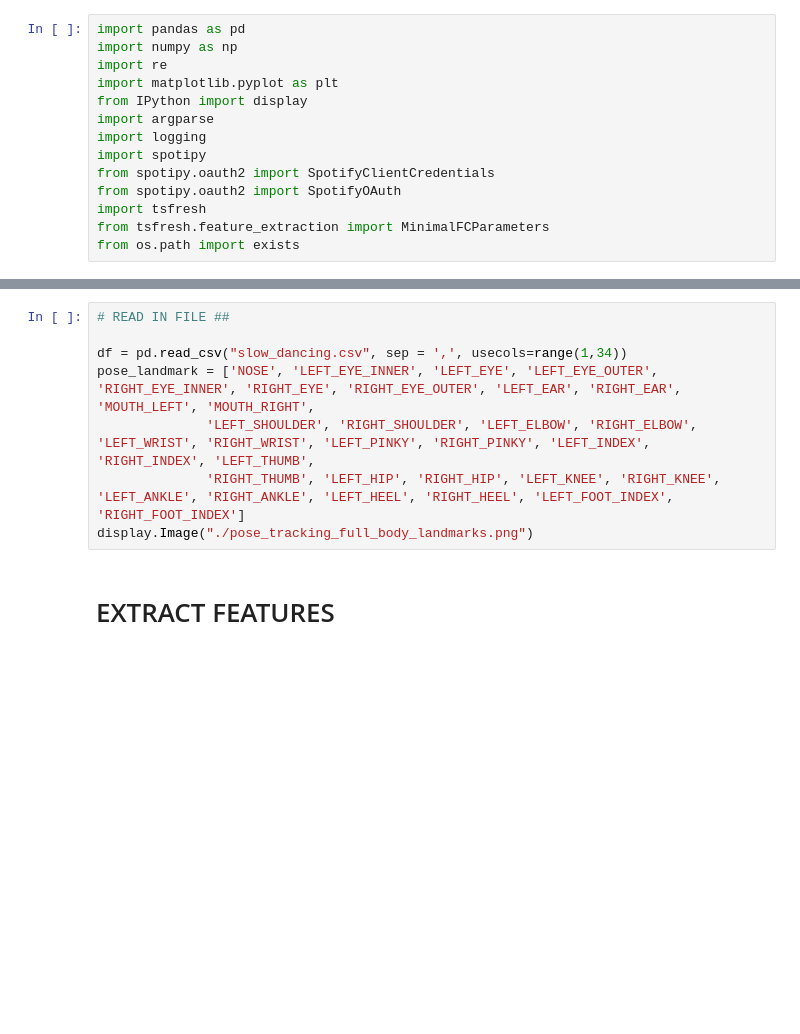
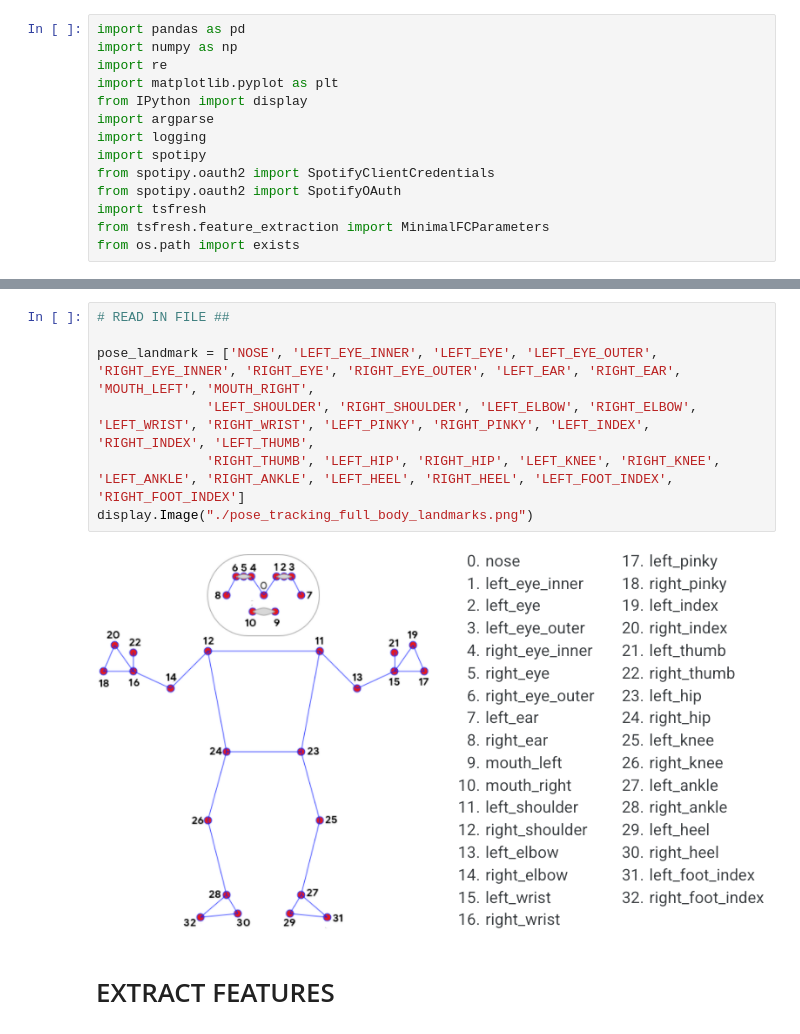
Before and after one commit to uscmakers/ReverseChoreography, a Jupyter notebook: parser-update.ipynb, the cells around one changed output, grey strips where cells are left out. Drawn from its saved outputs; the diff is of its cells as text; blank space fills up the shorter version.

```diff
--- a/parser-update.ipynb
+++ b/parser-update.ipynb
@@ -53,11 +53,12 @@ def show_feature_based_recommendations_for_song(song):
 # %%
 # READ IN FILE ##
 
-df = pd.read_csv("slow_dancing.csv", sep = ',', usecols=range(1,34))
 pose_landmark = ['NOSE', 'LEFT_EYE_INNER', 'LEFT_EYE', 'LEFT_EYE_OUTER', 'RIGHT_EYE_INNER', 'RIGHT_EYE', 'RIGHT_EYE_OUTER', 'LEFT_EAR', 'RIGHT_EAR', 'MOUTH_LEFT', 'MOUTH_RIGHT',
               'LEFT_SHOULDER', 'RIGHT_SHOULDER', 'LEFT_ELBOW', 'RIGHT_ELBOW', 'LEFT_WRIST', 'RIGHT_WRIST', 'LEFT_PINKY', 'RIGHT_PINKY', 'LEFT_INDEX', 'RIGHT_INDEX', 'LEFT_THUMB',
               'RIGHT_THUMB', 'LEFT_HIP', 'RIGHT_HIP', 'LEFT_KNEE', 'RIGHT_KNEE', 'LEFT_ANKLE', 'RIGHT_ANKLE', 'LEFT_HEEL', 'RIGHT_HEEL', 'LEFT_FOOT_INDEX', 'RIGHT_FOOT_INDEX']
 display.Image("./pose_tracking_full_body_landmarks.png")
+# %% [output]
+[figure, added]
 # %% [markdown]
 # EXTRACT FEATURES
 # %%
```
Also changed, not shown: parts of 4 cells of this notebook, 58 other files.
